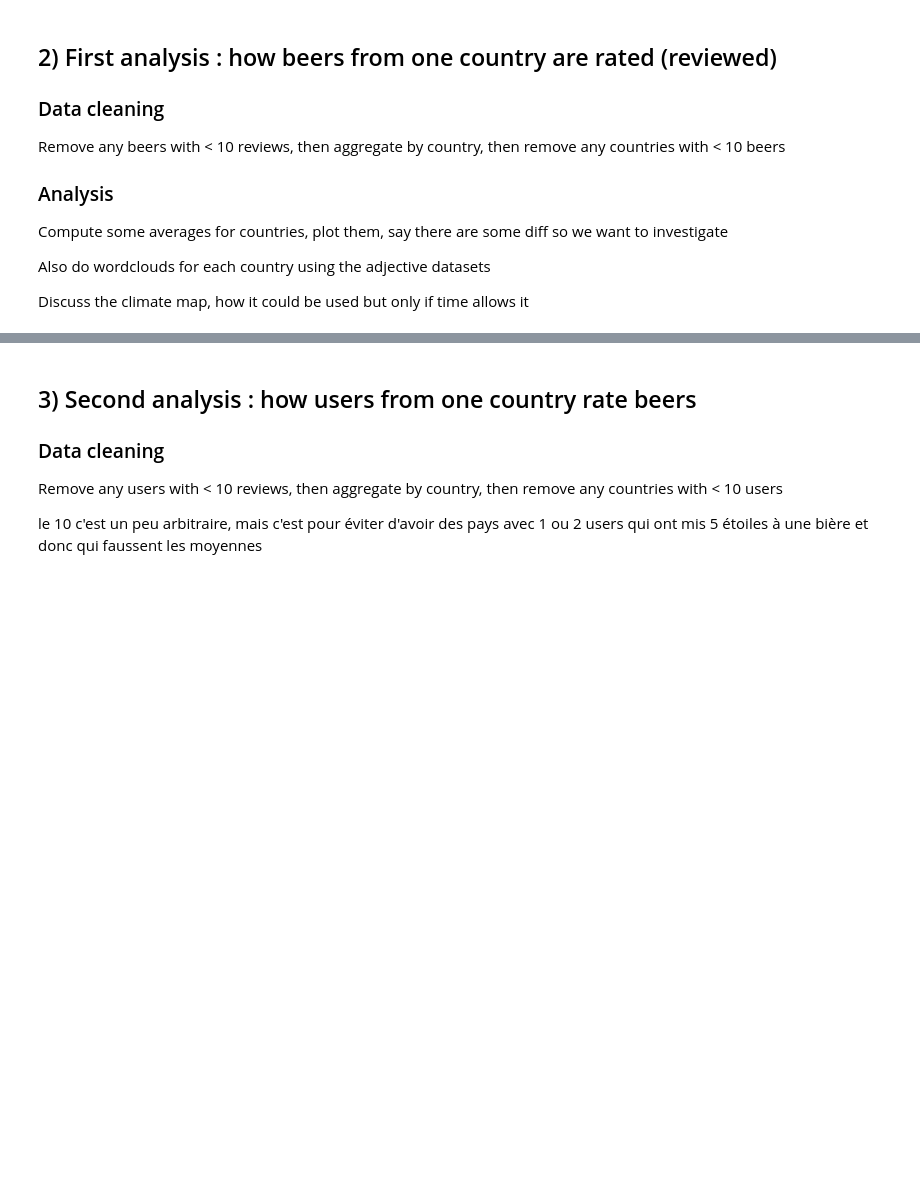
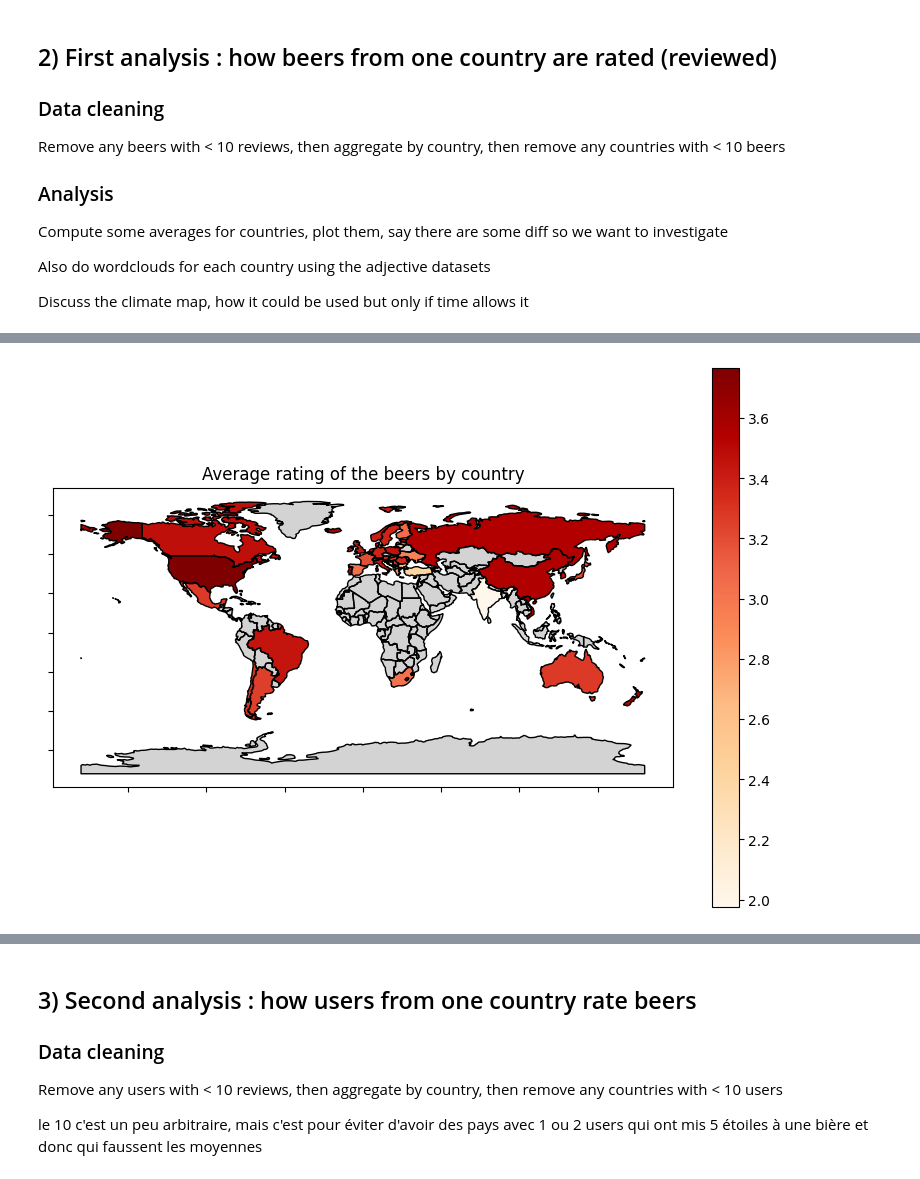
Before and after one commit to epfl-ada/ada-2023-project-riskybiscuits, a Jupyter notebook: main.ipynb, the cells around one changed output, grey strips where cells are left out. Drawn from its saved outputs; the diff is of its cells as text; code cells hidden in the pictures; blank space fills up the shorter version.

```diff
--- a/main.ipynb
+++ b/main.ipynb
@@ -165,0 +215,19 @@ Discuss the climate map, how it could be used but only if time allows it
+# %%
+# Convert the rating column to float
+country_ratings["rating"] = country_ratings["rating"].astype(float)
+
+filtered_country_ratings = country_ratings.copy()
+# Replace the country names by the official names
+filtered_country_ratings.loc[filtered_country_ratings["brewery_location"].str.contains("United States"), "brewery_location"] = "United States of America"
+
+filtered_country_ratings.loc[filtered_country_ratings["brewery_location"].str.contains("England"), "brewery_location"] = "United Kingdom"
+filtered_country_ratings.loc[filtered_country_ratings["brewery_location"].str.contains("Scotland"), "brewery_location"] = "United Kingdom"
+filtered_country_ratings.loc[filtered_country_ratings["brewery_location"].str.contains("Wales"), "brewery_location"] = "United Kingdom"
+filtered_country_ratings.loc[filtered_country_ratings["brewery_location"].str.contains("Northern Ireland"), "brewery_location"] = "United Kingdom"
+
+# For each country compute the average rating
+avg_ratings = filtered_country_ratings.groupby("brewery_location")["rating"].mean()
+avg_ratings = avg_ratings.to_frame().reset_index()
+avg_ratings.columns = ["brewery_location", "avg_rating"]
+
+avg_ratings.head()
@@ -165,0 +241,18 @@ Discuss the climate map, how it could be used but only if time allows it
+# %%
+# Get a world map
+world = gpd.read_file(gpd.datasets.get_path('naturalearth_lowres'))
+
+# Merge the world map with the average ratings
+world = world.merge(avg_ratings, left_on="name", right_on="brewery_location", how="left")
+
+# Plot the map
+fig, ax = plt.subplots(1, 1)
+fig.set_size_inches(10, 7)
+world.boundary.plot(ax=ax, linewidth=1, color="black")
+world.plot(column="avg_rating", ax=ax, legend=True, cmap="OrRd", missing_kwds={"color": "lightgrey"})
+ax.set_xticklabels([])
+ax.set_yticklabels([])
+plt.title("Average rating of the beers by country")
+plt.show()
+# %% [output]
+[figure, added]
```
Also changed, not shown: parts of 10 cells of this notebook, 8 other files.
